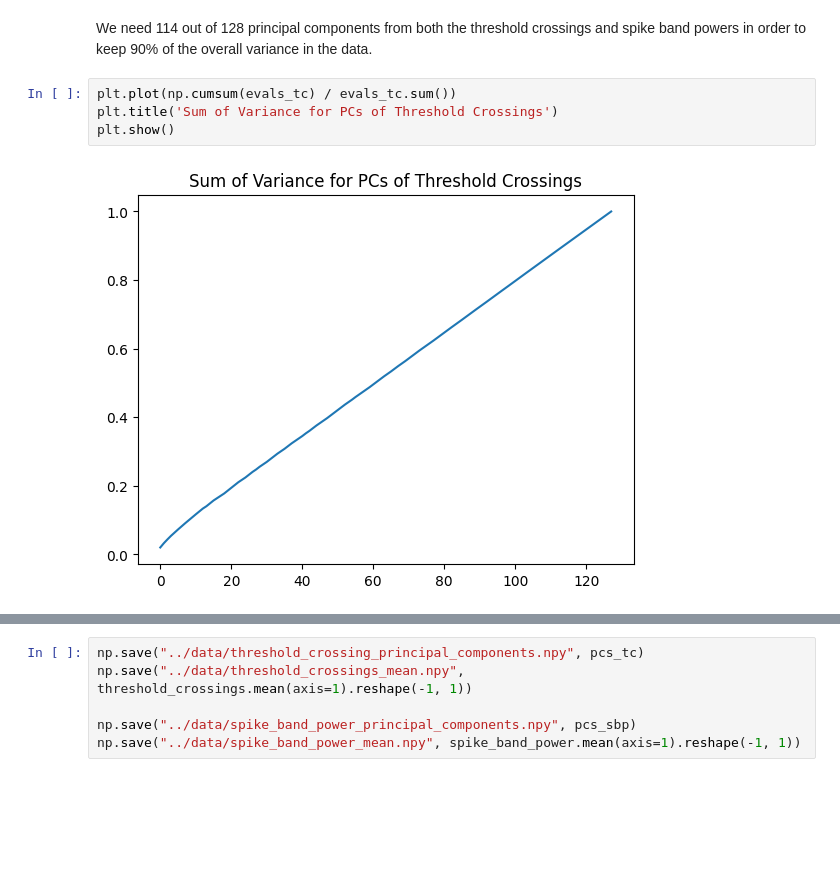
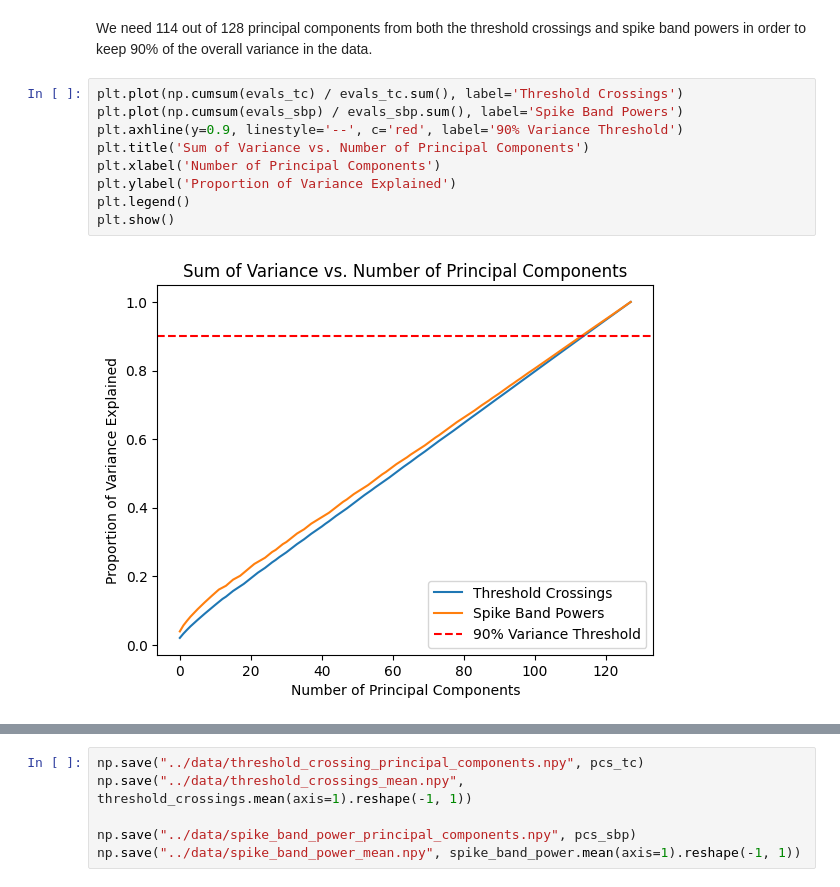
Before and after one commit to davidOplatka/ECE-C143-Project, a Jupyter notebook: notebooks/createPrincipalComponents.ipynb, the cells around one changed output, grey strips where cells are left out. Saved outputs shown, nothing was run; the diff lists cells and outputs as text; blank space fills up the shorter version.

Commit message:
Update PCA Graph

```diff
--- a/notebooks/createPrincipalComponents.ipynb
+++ b/notebooks/createPrincipalComponents.ipynb
@@ -70,8 +70,13 @@ np.where(pc_var_sbp > 0.9)[0].min()
 # %% [markdown]
 We need 114 out of 128 principal components from both the threshold crossings and spike band powers in order to keep 90% of the overall variance in the data.
 # %%
-plt.plot(np.cumsum(evals_tc) / evals_tc.sum())
-plt.title('Sum of Variance for PCs of Threshold Crossings')
+plt.plot(np.cumsum(evals_tc) / evals_tc.sum(), label='Threshold Crossings')
+plt.plot(np.cumsum(evals_sbp) / evals_sbp.sum(), label='Spike Band Powers')
+plt.axhline(y=0.9, linestyle='--', c='red', label='90% Variance Threshold')
+plt.title('Sum of Variance vs. Number of Principal Components')
+plt.xlabel('Number of Principal Components')
+plt.ylabel('Proportion of Variance Explained')
+plt.legend()
 plt.show()
 # %% [output]
-[figure, old version]
+[figure, new version]
```
Also changed, not shown: parts of 1 cell of this notebook.
